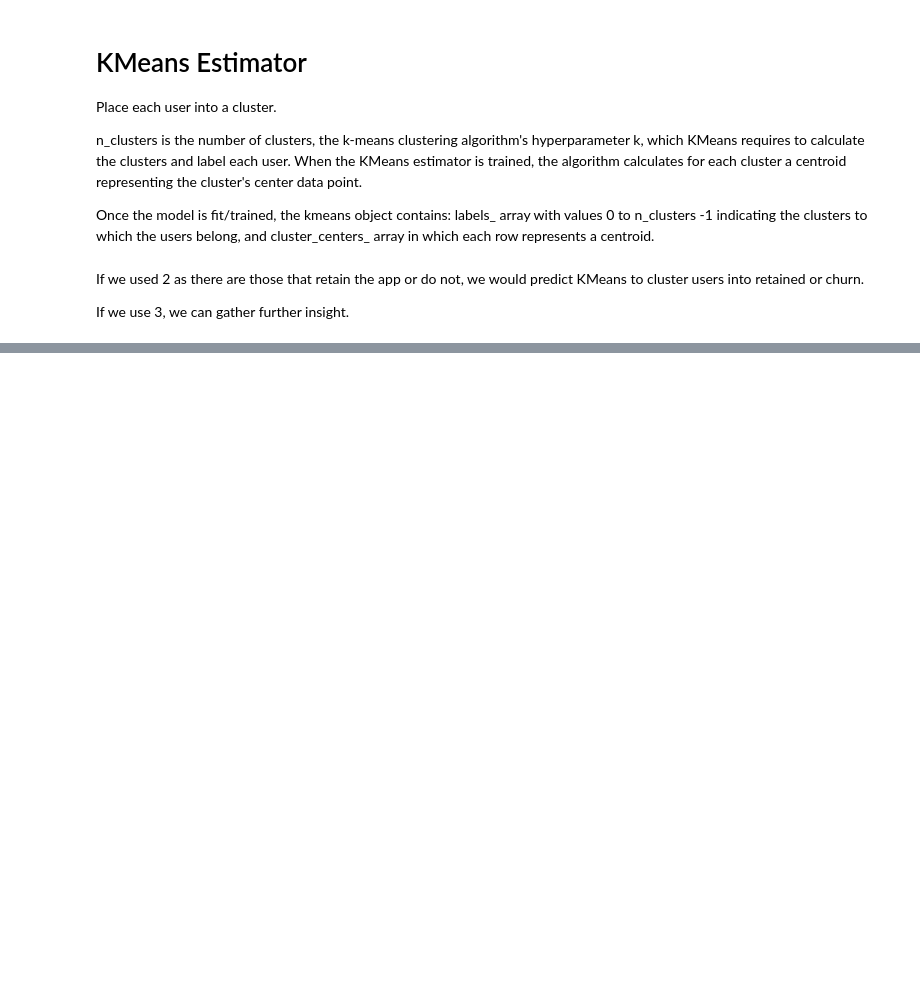
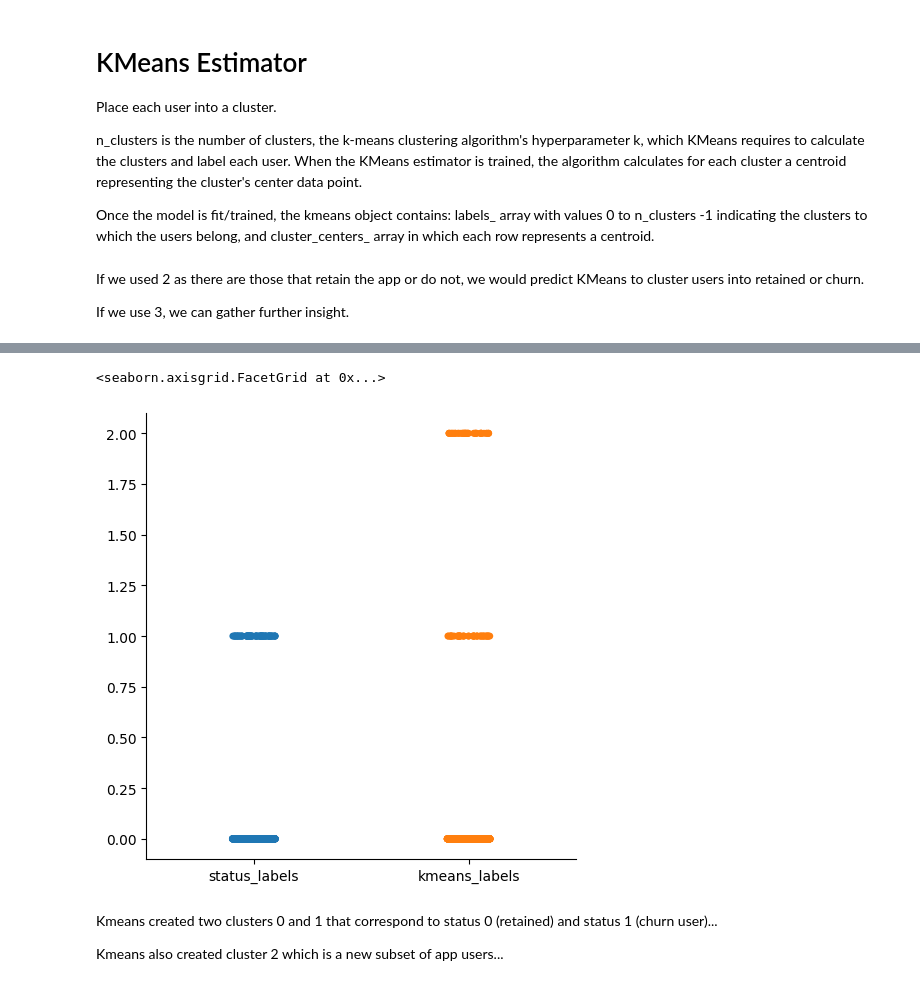
Before and after one commit to brittabeta/Data-Engineering-Duke, a Jupyter notebook: AppUserSegmentation.ipynb, the cells around one changed output, grey strips where cells are left out. Saved outputs shown, nothing was run; the diff lists cells and outputs as text; code cells hidden in the pictures; blank space fills up the shorter version.

```diff
--- a/AppUserSegmentation.ipynb
+++ b/AppUserSegmentation.ipynb
@@ -182,3 +170,9 @@ from sklearn.cluster import KMeans
 If we used 2 as there are those that retain the app or do not, we would predict KMeans to cluster users into retained or churn.
 
 If we use 3, we can gather further insight.
+# %%
+# create KMeans object called kmeans
+kmeans = KMeans(n_clusters = 3, random_state = 11)
+# %%
+# train kmeans estimator
+kmeans.fit(data)
@@ -184,0 +181,5 @@ If we use 3, we can gather further insight.
+# %%
+# looking at how KMeans clustered our data
+results = {'status_labels': target.values, 'kmeans_labels': kmeans.labels_}
+result_df = pd.DataFrame(data=results)
+result_df.head()
@@ -184,0 +193,9 @@ If we use 3, we can gather further insight.
+# %%
+sns.catplot(data = result_df)
+# %% [output]
+<seaborn.axisgrid.FacetGrid at 0x...>
+[figure, added]
+# %% [markdown]
+Kmeans created two clusters 0 and 1 that correspond to status 0 (retained) and status 1 (churn user)...
+
+Kmeans also created cluster 2 which is a new subset of app users...
```
Also changed, not shown: parts of 20 cells of this notebook.
